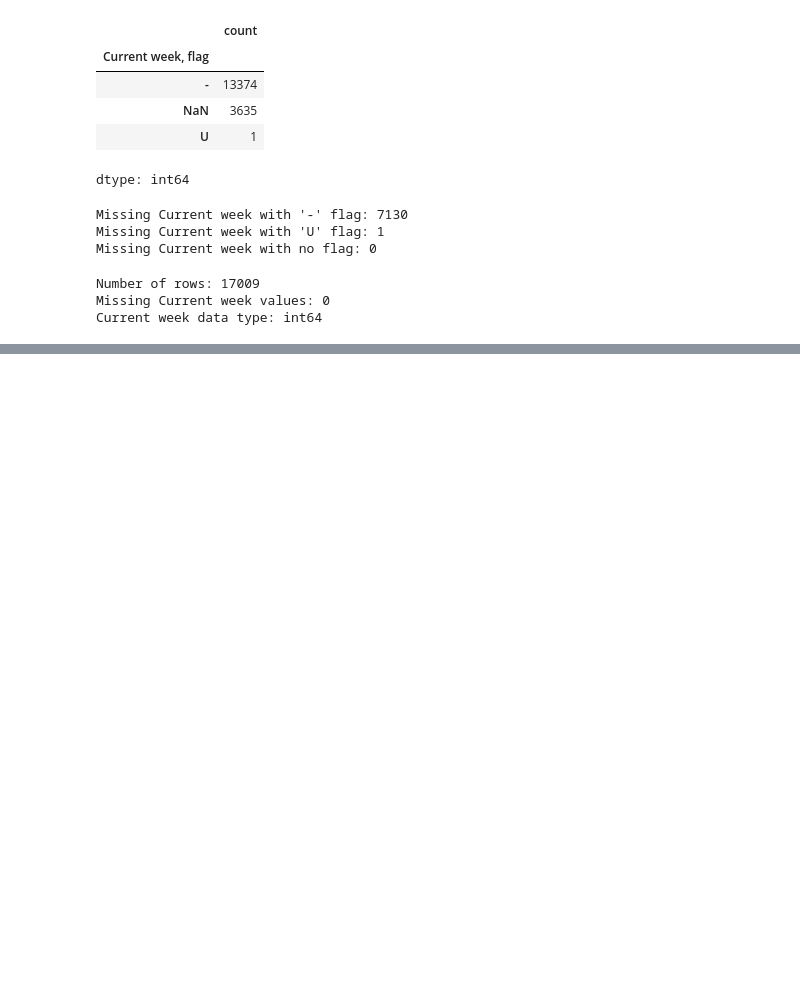
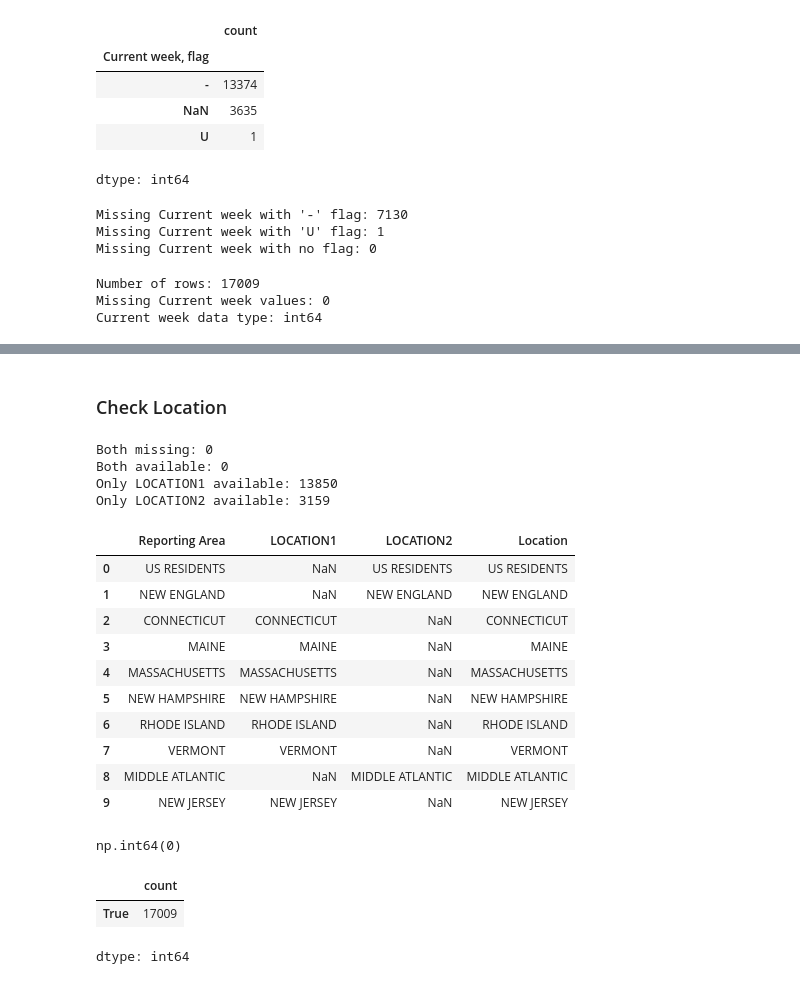
Before and after one commit to swirita/Disease-Forecasting, a Jupyter notebook: notebooks/01_preparing_data.ipynb, the cells around one changed output, grey strips where cells are left out. Saved outputs shown, nothing was run; the diff lists cells and outputs as text; code cells hidden in the pictures; blank space fills up the shorter version.

```diff
--- a/notebooks/01_preparing_data.ipynb
+++ b/notebooks/01_preparing_data.ipynb
@@ -140,0 +188,3 @@ Current week data type: int64
+# %%
+# Replace missing cumulative values marked with "-" by zero
+df.loc[df["Cumulative YTD Current MMWR Year"].isna() &(df["Cumulative YTD Current MMWR Year, flag"] == "-"),"Cumulative YTD Current MMWR Year"] = 0
@@ -140,0 +217,3 @@ Current week data type: int64
+# %%
+# Replace missing values marked with "-" by zero
+df.loc[df["Cumulative YTD Previous MMWR Year"].isna() &(df["Cumulative YTD Previous MMWR Year, flag"] == "-"),"Cumulative YTD Previous MMWR Year"] = 0
@@ -140,0 +248,44 @@ Current week data type: int64
+# %% [markdown]
+### Check Location
+# %%
+# Check whether LOCATION1 and LOCATION2 complete each other
+both_missing = df[df["LOCATION1"].isna() & df["LOCATION2"].isna()].shape[0]
+both_available = df[df["LOCATION1"].notna() & df["LOCATION2"].notna()].shape[0]
+only_location1 = df[df["LOCATION1"].notna() & df["LOCATION2"].isna()].shape[0]
+only_location2 = df[df["LOCATION1"].isna() & df["LOCATION2"].notna()].shape[0]
+print("Both missing:", both_missing)
+print("Both available:", both_available)
+print("Only LOCATION1 available:", only_location1)
+print("Only LOCATION2 available:", only_location2)
+# %% [output]
+Both missing: 0
+Both available: 0
+Only LOCATION1 available: 13850
+Only LOCATION2 available: 3159
+# %%
+# Combine LOCATION1 and LOCATION2 into one column
+df["Location"] = df["LOCATION1"].fillna(df["LOCATION2"])
+df[["Reporting Area", "LOCATION1", "LOCATION2", "Location"]].head(10)
+# %% [output]
+|  | Reporting Area | LOCATION1 | LOCATION2 | Location |
+| 0 | US RESIDENTS | NaN | US RESIDENTS | US RESIDENTS |
+| 1 | NEW ENGLAND | NaN | NEW ENGLAND | NEW ENGLAND |
+| 2 | CONNECTICUT | CONNECTICUT | NaN | CONNECTICUT |
+| 3 | MAINE | MAINE | NaN | MAINE |
+| 4 | MASSACHUSETTS | MASSACHUSETTS | NaN | MASSACHUSETTS |
+| 5 | NEW HAMPSHIRE | NEW HAMPSHIRE | NaN | NEW HAMPSHIRE |
+| 6 | RHODE ISLAND | RHODE ISLAND | NaN | RHODE ISLAND |
+| 7 | VERMONT | VERMONT | NaN | VERMONT |
+| 8 | MIDDLE ATLANTIC | NaN | MIDDLE ATLANTIC | MIDDLE ATLANTIC |
+| 9 | NEW JERSEY | NEW JERSEY | NaN | NEW JERSEY |
+# %%
+df['Location'].isna().sum()
+# %% [output]
+np.int64(0)
+# %%
+# Compare Reporting Area with Combined Location
+(df["Reporting Area"] == df["Location"]).value_counts()
+# %% [output]
+|  | count |
+| True | 17009 |
+dtype: int64
```
Also changed, not shown: parts of 32 cells of this notebook.
